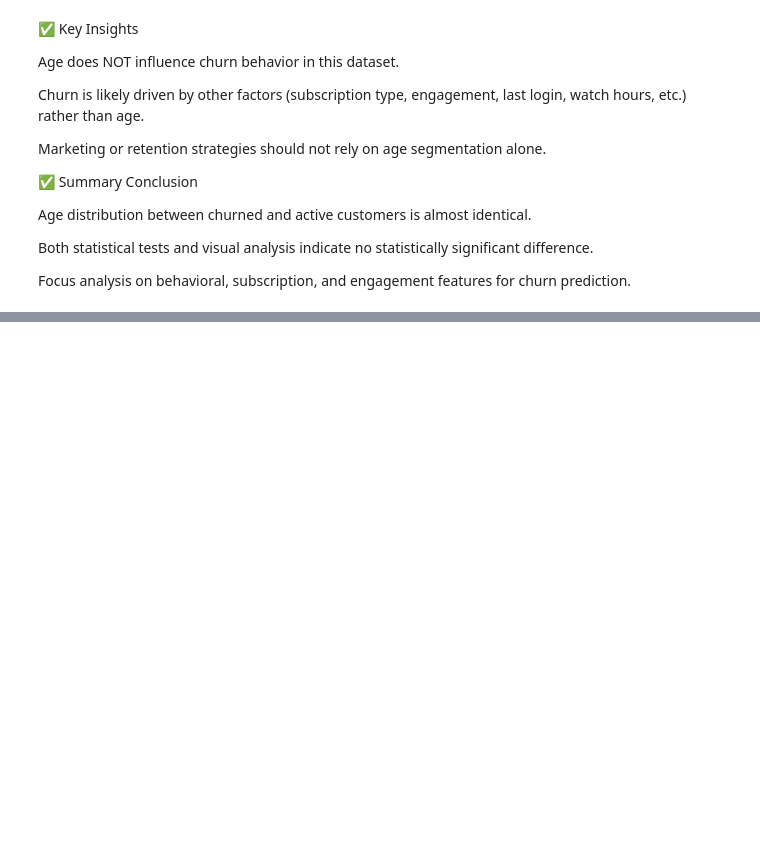
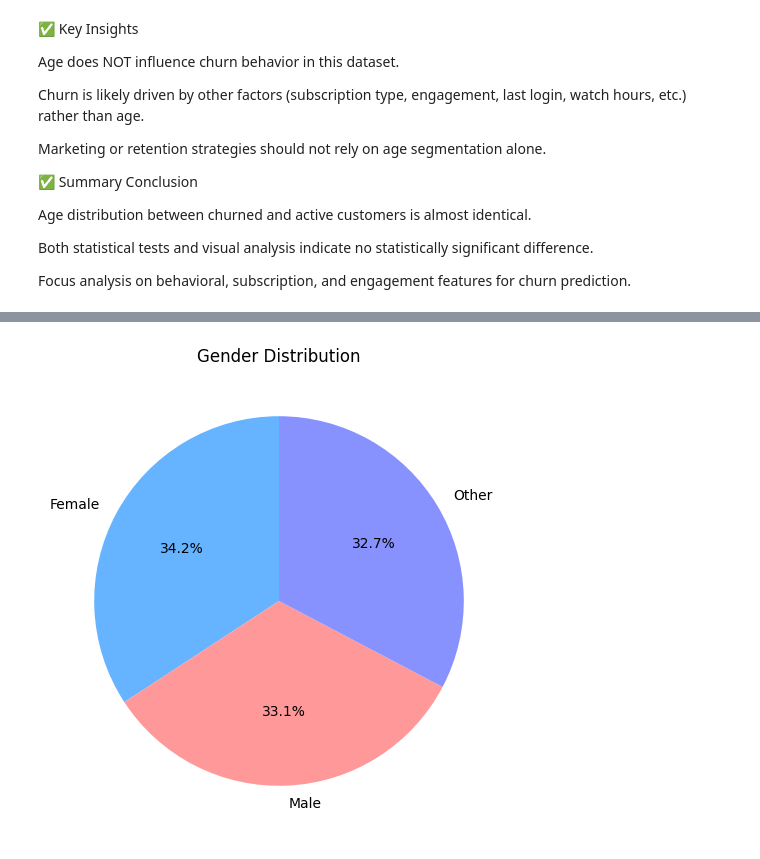
Before and after one commit to ka1817/Netflix-Customer-Churn-Prediction-Using-Machine-Learning, a Jupyter notebook: notebook/eda.ipynb, the cells around one changed output, grey strips where cells are left out. Saved outputs shown, nothing was run; the diff lists cells and outputs as text; code cells hidden in the pictures; blank space fills up the shorter version.

```diff
--- a/notebook/eda.ipynb
+++ b/notebook/eda.ipynb
@@ -390,0 +396,16 @@ df
+# %%
+import matplotlib.pyplot as plt
+
+counts = df['gender'].value_counts()
+
+labels = counts.index
+sizes = counts.values
+
+colors = ['#66b3ff', '#ff9999', '#8892ff'][:len(labels)]
+
+plt.figure(figsize=(6, 6))
+plt.pie(sizes, labels=labels, colors=colors, autopct='%1.1f%%', startangle=90)
+plt.title('Gender Distribution')
+plt.show()
+# %% [output]
+[figure, added]
```
Also changed, not shown: parts of 13 cells of this notebook, 2 other files.
